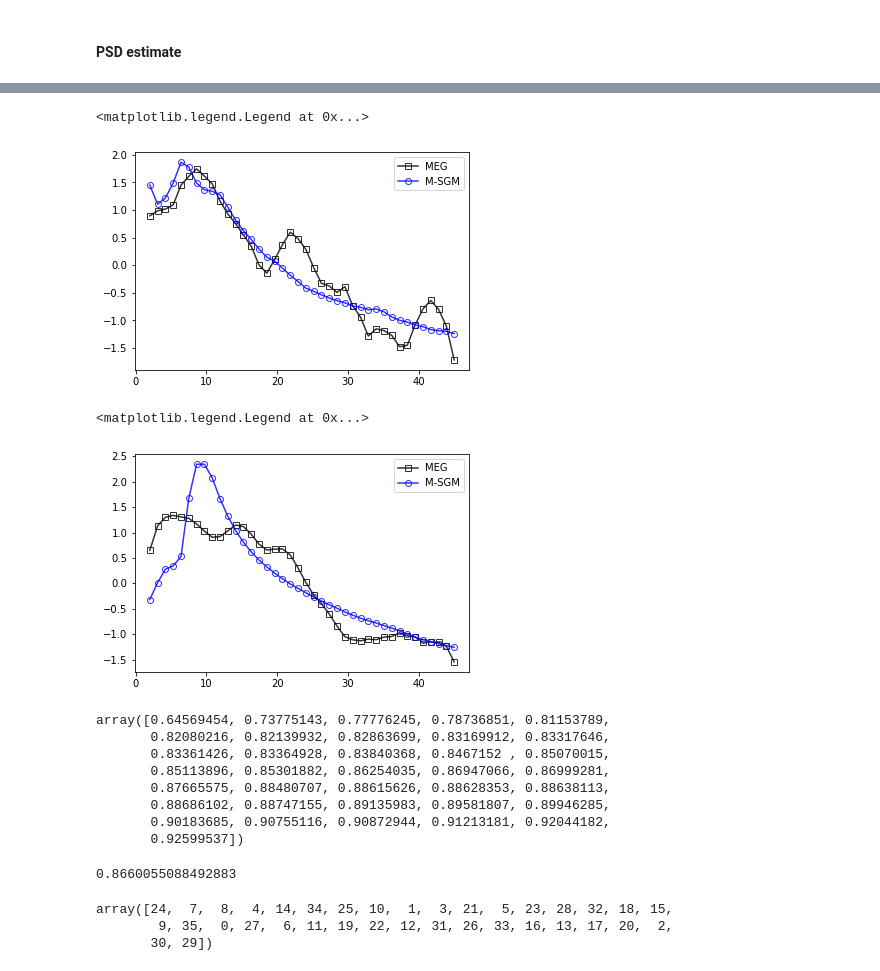
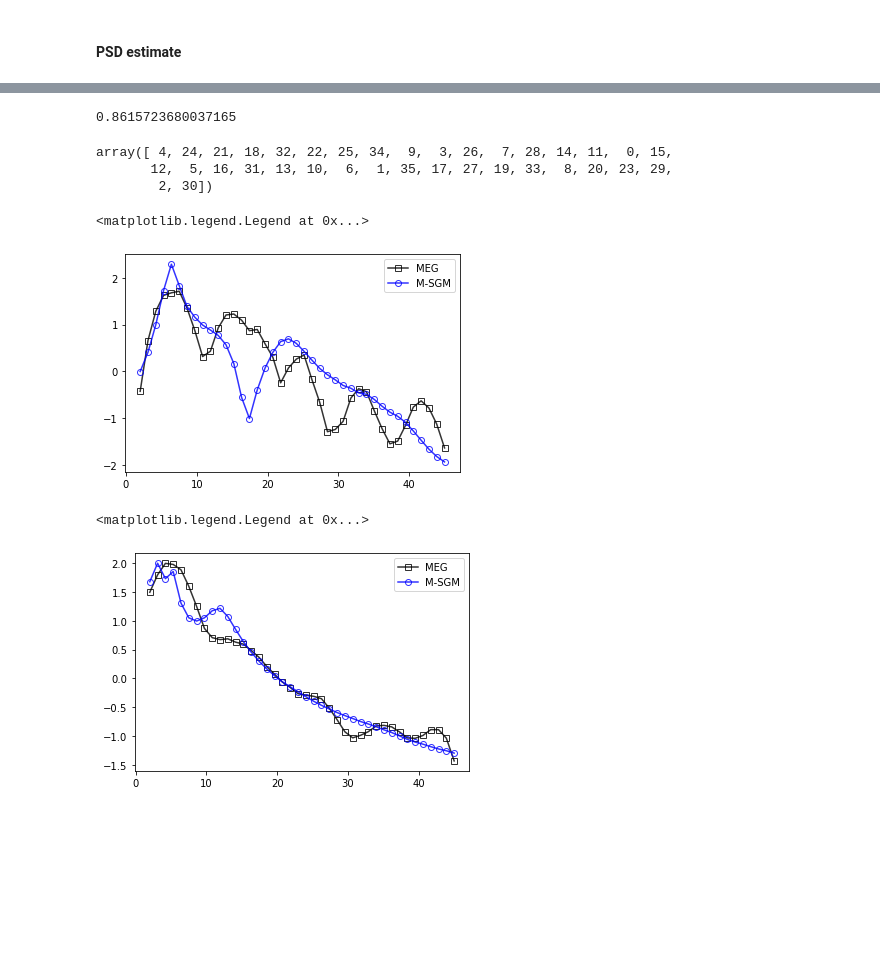
Before and after one commit to JINhuaqing/SBI-SGM, a Jupyter notebook: notebooks/NSF_FOOOF.ipynb, the cells around one changed output, grey strips where cells are left out. Saved outputs shown, nothing was run; the diff lists cells and outputs as text; code cells hidden in the pictures; blank space fills up the shorter version.

```diff
--- a/notebooks/NSF_FOOOF.ipynb
+++ b/notebooks/NSF_FOOOF.ipynb
@@ -203,7 +239,10 @@ posterior = inference.build_posterior(density_estimator)
 # %%
-cur_res = edict()
 cur_res.theta = theta
 cur_res.x = x
 cur_res.posterior = posterior
+if paras.is_embed:
+    cur_res.embedding_net = embedding_net
+    for ix in embedding_net.parameters():
+        print(ix.sum(), ix.shape)
 save_pkl_dict2folder(_paras.folder_path, cur_res, True)
 # %% [output]
@@ -215,5 +259,5 @@ Save to /data/rajlab1/user_data/jin/MyResearch/SGMBAY/mypkg/../results/fooofgene
 # %% [markdown]
 #### Get posterior
 # %%
-cur_res = load_pkl_folder2dict(paras_gen.folder_path)
+cur_res = load_pkl_folder2dict(_paras.folder_path)
 # %% [output]
@@ -236,10 +281,11 @@ for ix in range(ind_psd.shape[-1]):
 
     std_spv = stdz_vec(raw_sps.sum(axis=1))
     std_psd_DB = psd_2tr(ind_psd[:, :, ix])
-    psm_fs = stdpsd_2psmfs(std_psd_DB)
+    psm_fs = _stdpsd_2psmfs(std_psd_DB)
+    psd_mean_fs = stdz_vec(std_psd_DB.mean(axis=0)) # mean PSD, 40 dim
 
     #curX_raw = np.concatenate([stdz_psm_fs(psm_fs), std_spv])
-    curX_raw = np.concatenate([psm_fs, std_spv])
+    curX_raw = np.concatenate([psm_fs, psd_mean_fs, std_spv])
     curX = torch.Tensor(curX_raw)
     print(ix)
     if ix > -1:
@@ -278,5 +325,5 @@ _ = analysis.pairplot(post_spss[0],
 # %% [markdown]
 #### PSD estimate
 # %%
-cur_res = load_pkl_folder2dict(paras_gen.folder_path)
+cur_res = load_pkl_folder2dict(_paras.folder_path)
 # %% [output]
@@ -340,17 +400,27 @@ corrs_roi_sub = np.array(corrs_roi_sub)
+# %%
+np.mean(corrs_roi_sub)
+# %% [output]
+0.8615723680037165
+# %%
+np.argsort(corrs_roi_sub)
+# %% [output]
+array([ 4, 24, 21, 18, 32, 22, 25, 34,  9,  3, 26,  7, 28, 14, 11,  0, 15,
+       12,  5, 16, 31, 13, 10,  6,  1, 35, 17, 27, 19, 33,  8, 20, 23, 29,
+        2, 30])
 # %%
-sub_ix = 30
+sub_ix = 24
 roi_ix = 0
 cur_sgm.shape
 plt.plot(FREQS, stdz_vec(meg_psd_roi_sub[sub_ix, roi_ix, :]), linestyle = '-',
          marker = 's',fillstyle = 'none',color = 'k', label = "MEG", alpha = 0.8)
 plt.plot(FREQS, stdz_vec(sgm_psd_roi_sub[sub_ix, roi_ix, :]), linestyle = '-',
          marker = 'o',fillstyle = 'none',color = 'b', label = "M-SGM", alpha = 0.8)
 plt.legend()
 # %% [output]
 <matplotlib.legend.Legend at 0x...>
-[figure, old version]
+[figure, new version]
 # %%
-sub_ix = 8
+sub_ix = 29
 cur_sgm.shape
 plt.plot(FREQS, stdz_vec(meg_psd_roi_sub[sub_ix, :, :].mean(axis=0)), linestyle = '-',
          marker = 's',fillstyle = 'none',color = 'k', label = "MEG", alpha = 0.8)
@@ -359,28 +429,7 @@ plt.plot(FREQS, stdz_vec(sgm_psd_roi_sub[sub_ix, :, :].mean(axis=0)), linestyle
 plt.legend()
 # %% [output]
 <matplotlib.legend.Legend at 0x...>
-[figure, old version]
+[figure, new version]
-# %%
-np.sort(corrs_roi_sub)
-# %% [output]
-array([0.64569454, 0.73775143, 0.77776245, 0.78736851, 0.81153789,
-       0.82080216, 0.82139932, 0.82863699, 0.83169912, 0.83317646,
-       0.83361426, 0.83364928, 0.83840368, 0.8467152 , 0.85070015,
-       0.85113896, 0.85301882, 0.86254035, 0.86947066, 0.86999281,
-       0.87665575, 0.88480707, 0.88615626, 0.88628353, 0.88638113,
-       0.88686102, 0.88747155, 0.89135983, 0.89581807, 0.89946285,
-       0.90183685, 0.90755116, 0.90872944, 0.91213181, 0.92044182,
-       0.92599537])
-# %%
-np.median(corrs_roi_sub)
-# %% [output]
-0.8660055088492883
-# %%
-np.argsort(corrs_roi_sub)
-# %% [output]
-array([24,  7,  8,  4, 14, 34, 25, 10,  1,  3, 21,  5, 23, 28, 32, 18, 15,
-        9, 35,  0, 27,  6, 11, 19, 22, 12, 31, 26, 33, 16, 13, 17, 20,  2,
-       30, 29])
 # %%
 cur_res.raw_sp = raw_sp
 cur_res.std_psd_DB = std_psd_DB
```
Also changed, not shown: parts of 30 cells of this notebook, 3 other files.
